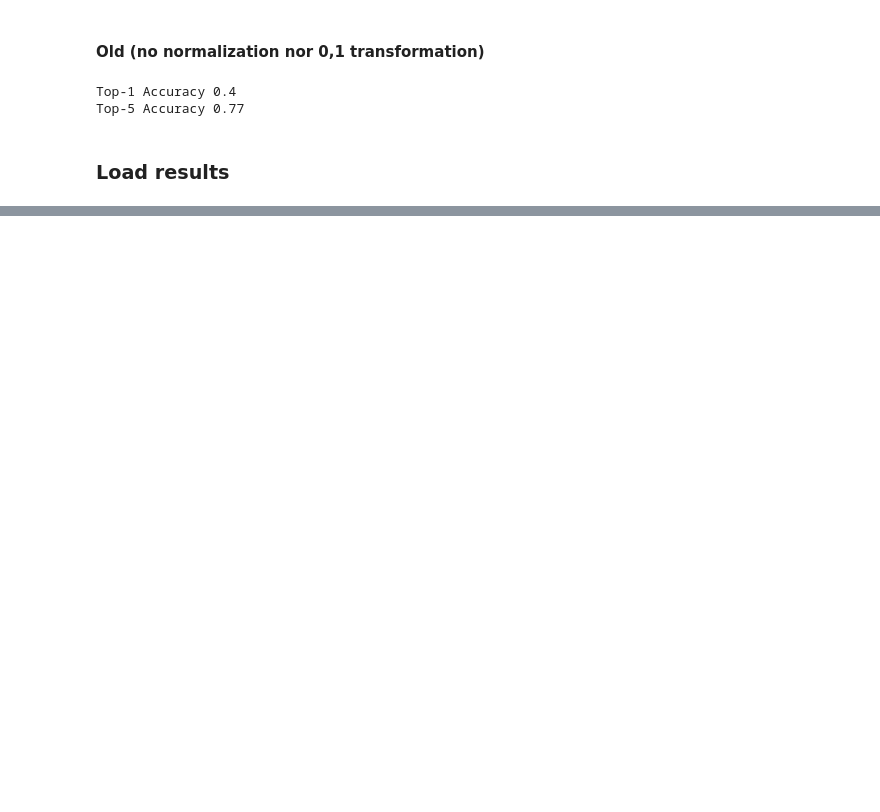
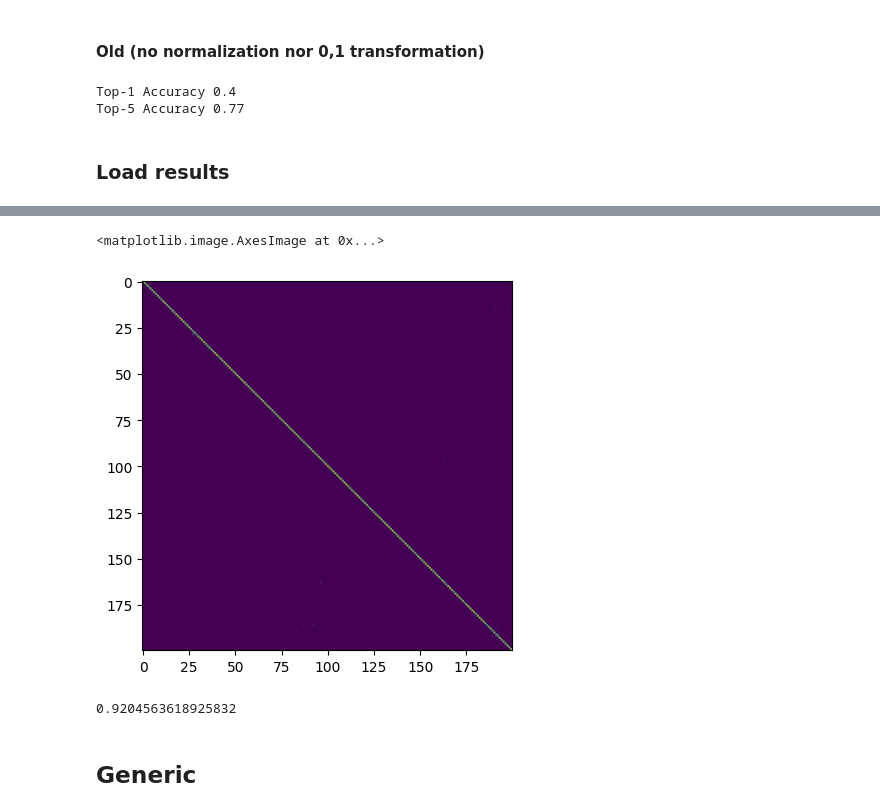
Before and after one commit to 0xInfty/Autoguided, a Jupyter notebook: Images/analysis/ClassifierModel.ipynb, the cells around one changed output, grey strips where cells are left out. Saved outputs shown, nothing was run; the diff lists cells and outputs as text; code cells hidden in the pictures; blank space fills up the shorter version.

```diff
--- a/Images/analysis/ClassifierModel.ipynb
+++ b/Images/analysis/ClassifierModel.ipynb
@@ -829,0 +881,5 @@ plt.imshow(confusion_matrix/confusion_matrix.max())
+# %%
+predicted_indices = []
+for i, counts in enumerate(confusion_matrix):
+    predicted_indices.append( int(counts.argmax()) )
+predicted_indices
@@ -829,0 +948,13 @@ plt.imshow(confusion_matrix/confusion_matrix.max())
+# %%
+new_confusion_matrix = confusion_matrix[:, predicted_indices]
+plt.imshow(new_confusion_matrix/new_confusion_matrix.max())
+# %% [output]
+<matplotlib.image.AxesImage at 0x...>
+[figure, added]
+# %%
+top_1_accuracy = float( new_confusion_matrix.diagonal().sum() /  100096)
+top_1_accuracy
+# %% [output]
+0.9204563618925832
+# %% [markdown]
+## Generic
```
Also changed, not shown: parts of 24 cells of this notebook.
